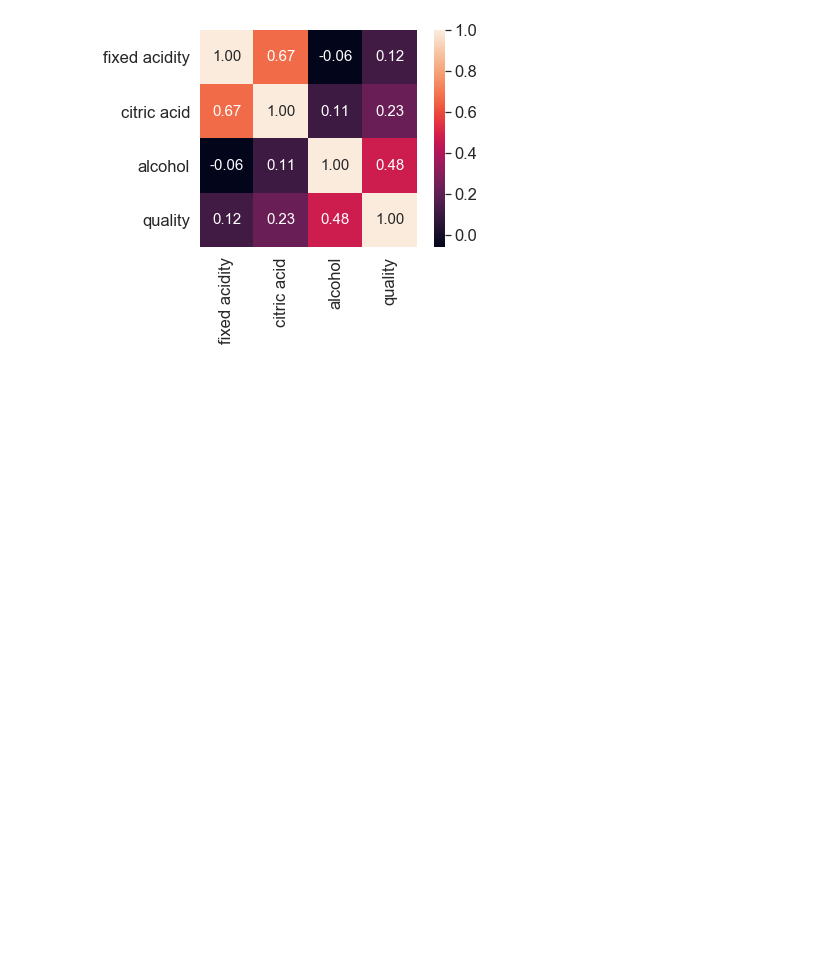
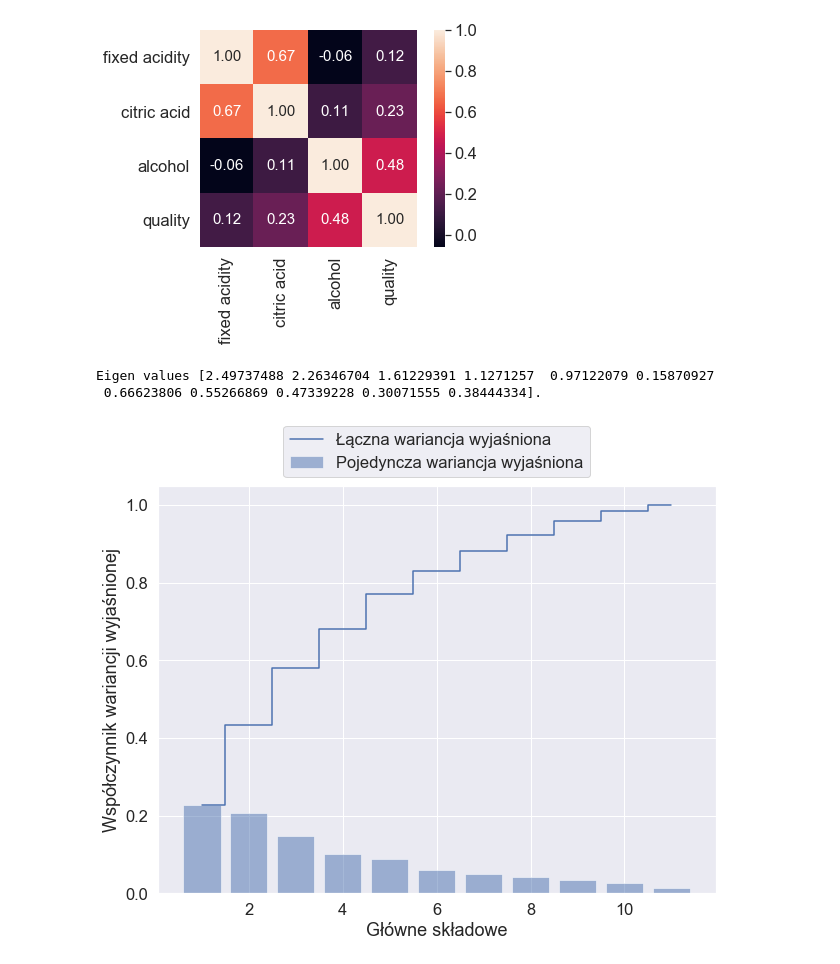
Before and after one commit to jakub-tomczak/WineQuality, a Jupyter notebook: notebooks/case_study.ipynb, the cells around one changed output. Drawn from its saved outputs; the diff is of its cells as text; code cells hidden in the pictures; blank space fills up the shorter version.

Commit message:
Calculate cummulated variance explained.

```diff
--- a/notebooks/case_study.ipynb
+++ b/notebooks/case_study.ipynb
@@ -20,13 +21,21 @@ def save_plot(plt, name):
     plt.savefig('{}/{}/{}.svg'.format(base_directory, plot_directory, name))
 # %%
 # load dataset and display few records
-wine_data = pd.read_csv('{}/{}'.format(dataset_path, dataset_name), sep=';')
+wine_data = pd.read_csv('{}/{}/{}'.format(base_directory, dataset_path, dataset_name), sep=';')
 # print(wine_data.head())
 
 # divide dataset into test and training sets
 from sklearn.model_selection import train_test_split
 output_variable_index = wine_data.shape[1]-1
 X, y = wine_data.iloc[:, 1:].values, wine_data.iloc[:, output_variable_index].values
+X_train, X_test, y_train, y_test = \
+    train_test_split(X, y, test_size=.1, random_state=0)
+# %%
+scaler = StandardScaler()
+# fit on the training set
+scaler.fit(X_train)
+X_train_std = scaler.transform(X_train)
+X_test_std = scaler.transform(X_test)
 # %%
 print(wine_data.columns)
 # %% [output]
@@ -60,3 +69,30 @@ save_plot(plt, 'correlation_hear_map')
 plt.show()
 # %% [output]
 [figure]
+# %%
+# create covariance matrix
+covariance_matrix = np.cov(X_train_std.T)
+eigen_vals, eigen_vec = np.linalg.eig(covariance_matrix)
+print('Eigen values {}.'.format(eigen_vals))
+
+# wyres wariancji wyjaśnionej
+sum = np.sum(eigen_vals)
+var_exp = [i / sum for i in sorted(eigen_vals, reverse=True)]
+cummulated_variance_explained = np.cumsum(var_exp)
+
+# draw cummulated_variance_explained
+fig = plt.figure(figsize=(10, 7.5))
+plt.bar(range(1, eigen_vec.shape[0]+1), var_exp, alpha=.5, align='center',
+        label='Pojedyncza wariancja wyjaśniona')
+plt.step(range(1, eigen_vec.shape[0]+1), cummulated_variance_explained,
+         where='mid', label='Łączna wariancja wyjaśniona')
+plt.ylabel('Współczynnik wariancji wyjaśnionej')
+plt.xlabel('Główne składowe')
+# bbox_to_anchor is relative to plot box <0,1>
+plt.legend(loc='lower center', bbox_to_anchor=(.5, 1))
+save_plot(plt, 'cummulated_variance_explained')
+plt.show()
+# %% [output]
+Eigen values [2.49737488 2.26346704 1.61229391 1.1271257  0.97122079 0.15870927
+ 0.66623806 0.55266869 0.47339228 0.30071555 0.38444334].
+[figure, added]
```
Also changed, not shown: parts of 2 cells of this notebook.
